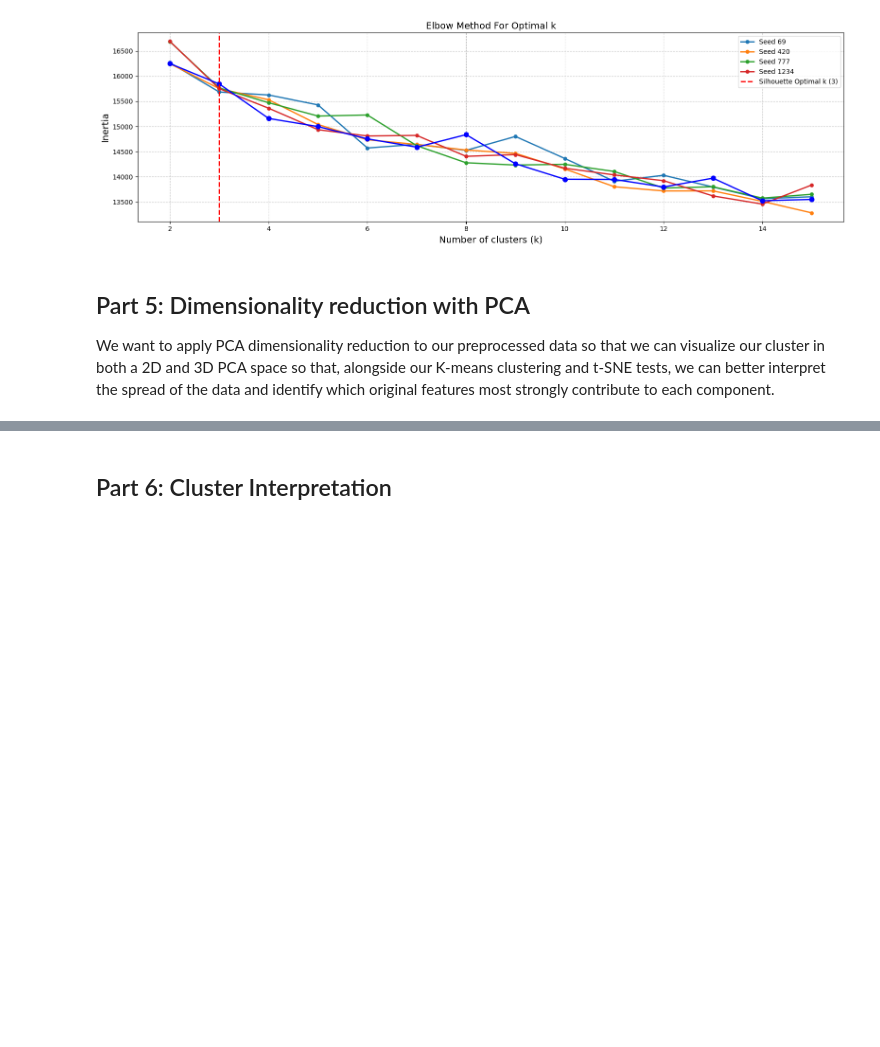
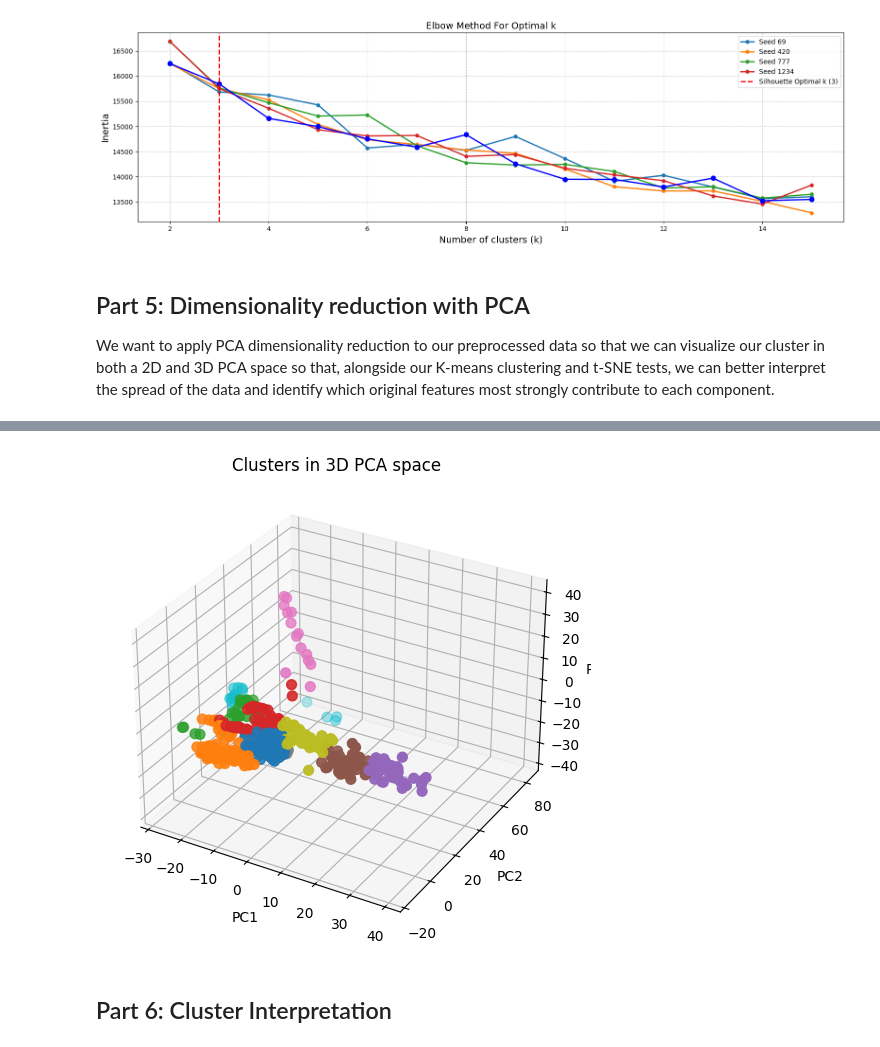
Before and after one commit to GetosMonkey/AI-Assignment-1, a Jupyter notebook: Assignment1.ipynb, the cells around one changed output, grey strips where cells are left out. Saved outputs shown, nothing was run; the diff lists cells and outputs as text; code cells hidden in the pictures; blank space fills up the shorter version.

```diff
--- a/Assignment1.ipynb
+++ b/Assignment1.ipynb
@@ -560,3 +632,28 @@ We want to apply PCA dimensionality reduction to our preprocessed data so that w
+# %%
+# 3D PCA Visualisation
+
+X_pca_3d = pca_results[3]["X_pca"]
+c_initial = initialise_centroids(X_pca_3d, k)
+clusters_3d, centroids_3d, iterations, _, _ = kmeans(
+    X_pca_3d, k, c_initial, max_it=300, c_change_min=1e-4, inertia_change_min=1e-4, stop="centroid"
+)
+
+labels_3d = np.zeros(len(X_pca_3d), dtype=int)
+for cluster_idx, cluster_points in enumerate(clusters_3d):
+    for point in cluster_points:
+        idx = np.where((X_pca_3d == point).all(axis=1))[0]
+        labels_3d[idx] = cluster_idx
+
+fig = plt.figure(figsize=(8,6))
+ax = fig.add_subplot(111, projection='3d')
+ax.scatter(X_pca_3d[:,0], X_pca_3d[:,1], X_pca_3d[:,2], c=labels_3d, cmap="tab10", s=50)
+ax.set_xlabel("PC1")
+ax.set_ylabel("PC2")
+ax.set_zlabel("PC3")
+plt.title("Clusters in 3D PCA space")
+plt.show()
+# %% [output]
+[figure, added]
 # %% [markdown]
 ## Part 6: Cluster Interpretation
 # %% [markdown]
```
Also changed, not shown: parts of 4 cells of this notebook.
